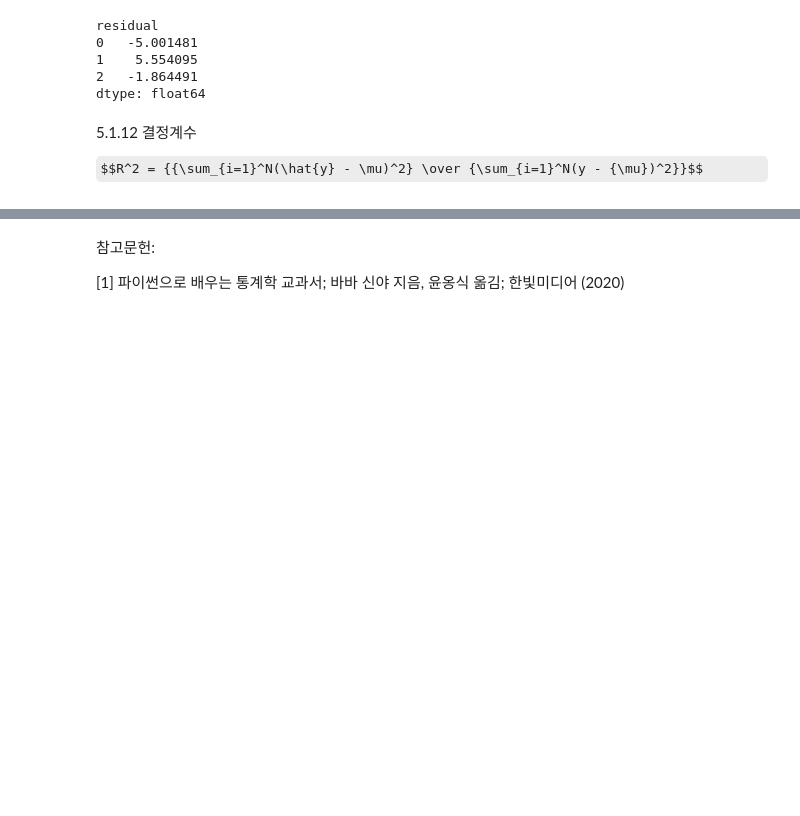
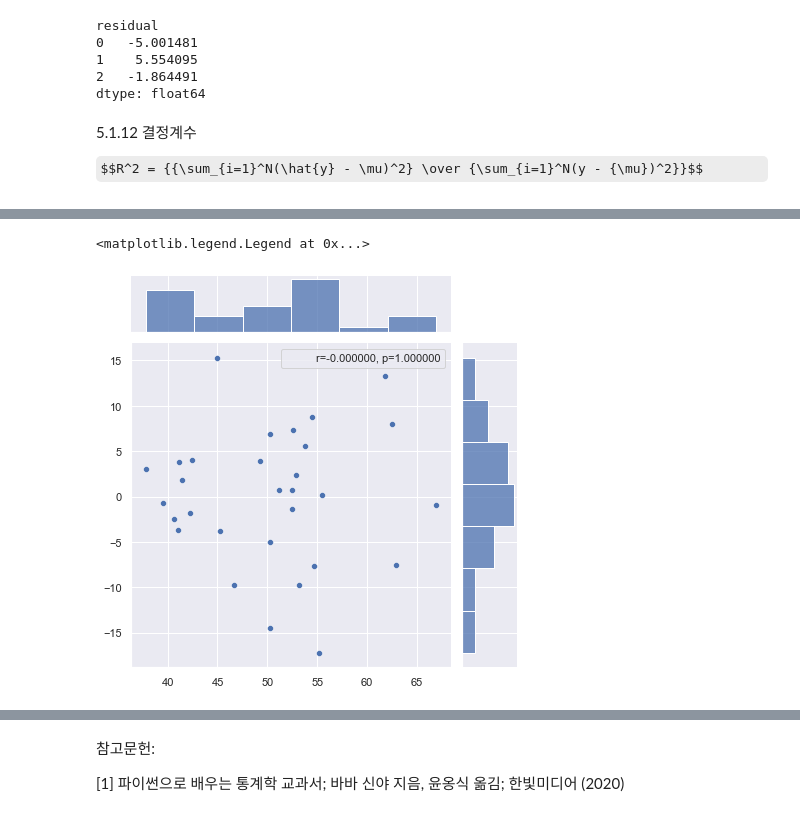
Before and after one commit to meticulousdev/StatisticsWithPython, a Jupyter notebook: code/chap05/chap05_01.ipynb, the cells around one changed output, grey strips where cells are left out. Drawn from its saved outputs; the diff is of its cells as text; code cells hidden in the pictures; some formulas as TeX source; blank space fills up the shorter version.

```diff
--- a/code/chap05/chap05_01.ipynb
+++ b/code/chap05/chap05_01.ipynb
@@ -198,0 +245,10 @@ np.sum((yhat - mu) ** 2) / np.sum((y - mu) ** 2)
+# %%
+graph = sns.jointplot(lm_model.fittedvalues, resid)
+
+r, p = stats.pearsonr(lm_model.fittedvalues, resid)
+
+phantom, = graph.ax_joint.plot([], [], linestyle="", alpha=0)
+graph.ax_joint.legend([phantom],[f'r={r:f}, p={p:f}'])
+# %% [output]
+<matplotlib.legend.Legend at 0x...>
+[figure, added]
```
Also changed, not shown: parts of 19 cells of this notebook.
